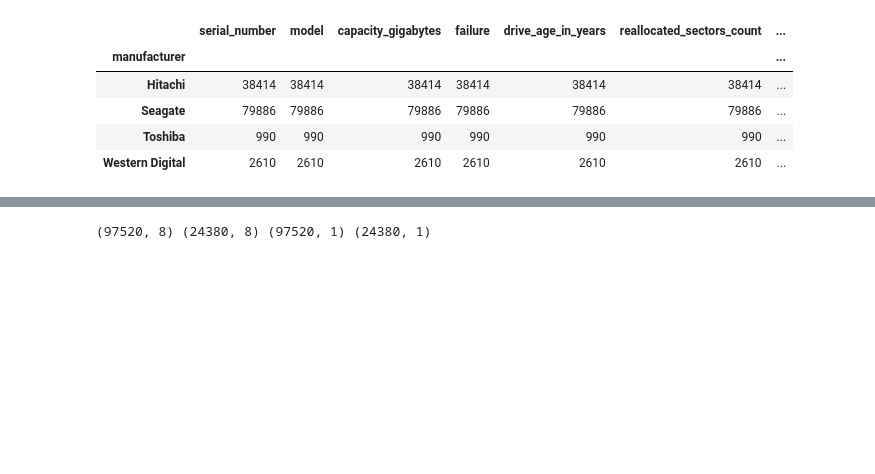
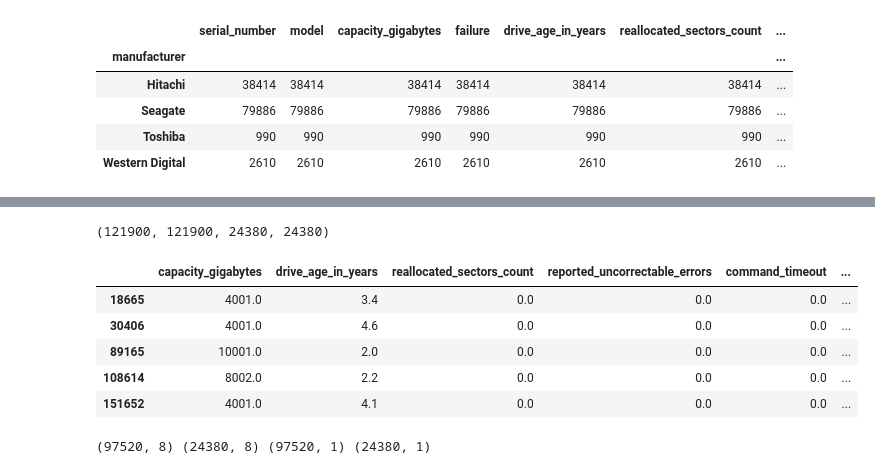
Before and after one commit to just-keep-spinning/hard-drive-project, a Jupyter notebook: tim_capstone_folder/pipeline.ipynb, the cells around one changed output, grey strips where cells are left out. Drawn from its saved outputs; the diff is of its cells as text; code cells hidden in the pictures; blank space fills up the shorter version.

```diff
--- a/tim_capstone_folder/pipeline.ipynb
+++ b/tim_capstone_folder/pipeline.ipynb
@@ -651,8 +612,8 @@ df.head()
 # %%
 def split_my_data(df):
-    X = df.drop(columns = ['serial_number', 'manufacturer', 'quartile', 'early_failure', 'failure'])
+    X = df.drop(columns = ['serial_number', 'model', 'quartile', 'early_failure', 'failure'])
     y = df[['early_failure']]
     X_train, X_test, y_train, y_test = train_test_split(X, y, train_size = .80, random_state = 123, stratify=df.early_failure)
-    return X_train, X_test, y_train, y_test
+    return X, y, X_train, X_test, y_train, y_test
 # %%
-X_train, X_test, y_train, y_test = split_my_data(df)
+X, y, X_train, X_test, y_train, y_test = split_my_data(df)
@@ -660,0 +620,6 @@ X_train, X_test, y_train, y_test = split_my_data(df)
+# %%
+len(X), len(y), len(X_test), len(X_test)
+# %% [output]
+(121900, 121900, 24380, 24380)
+# %%
+X_train_ohe, X_test_ohe = model.encode_hot(X_train, X_test, col_name = 'manufacturer')
@@ -661,3 +628,13 @@ X_train, X_test, y_train, y_test = split_my_data(df)
+# %%
+X_test_ohe.drop(columns= 'manufacturer', inplace = True)
+X_test_ohe.head()
+# %% [output]
+|  | capacity_gigabytes | drive_age_in_years | reallocated_sectors_count | reported_uncorrectable_errors | command_timeout | ... |
+| 18665 | 4001.0 | 3.4 | 0.0 | 0.0 | 0.0 | ... |
+| 30406 | 4001.0 | 4.6 | 0.0 | 0.0 | 0.0 | ... |
+| 89165 | 10001.0 | 2.0 | 0.0 | 0.0 | 0.0 | ... |
+| 108614 | 8002.0 | 2.2 | 0.0 | 0.0 | 0.0 | ... |
+| 151652 | 4001.0 | 4.1 | 0.0 | 0.0 | 0.0 | ... |
 # %%
 print(X_train.shape, X_test.shape, y_train.shape, y_test.shape)
 # %% [output]
```
Also changed, not shown: parts of 43 cells of this notebook, 4 other files.
